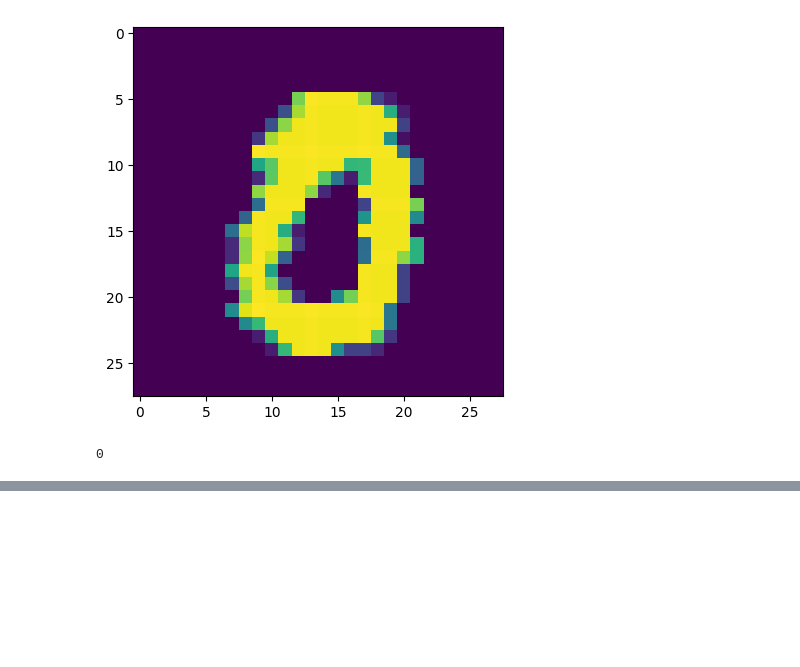
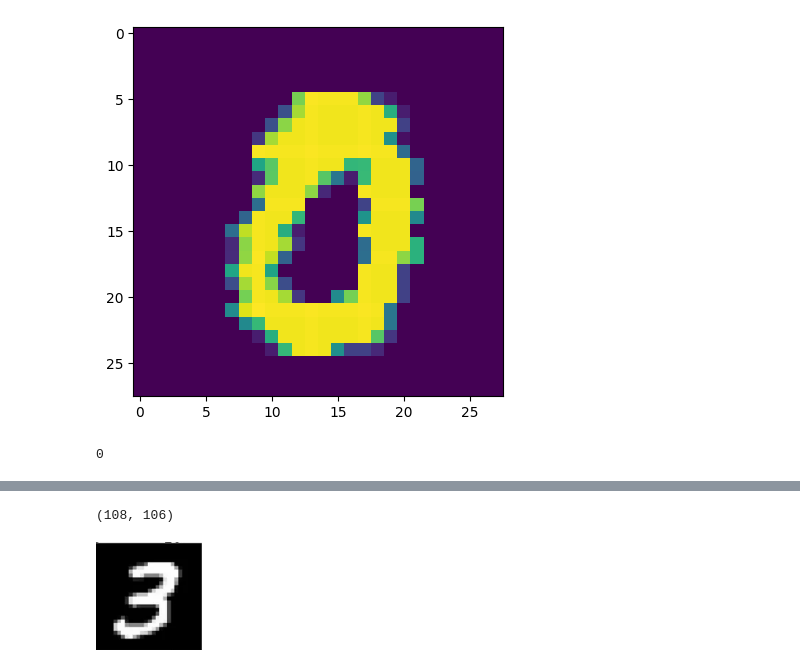
Before and after one commit to atif0911/AIML, a Jupyter notebook: MiniProjects/MNISTNumberClassifier/MNISTNumberClassifier.ipynb, the cells around one changed output, grey strips where cells are left out. Cells and saved outputs as stored; diff of their text form; code cells hidden in the pictures; blank space fills up the shorter version.

```diff
--- a/MiniProjects/MNISTNumberClassifier/MNISTNumberClassifier.ipynb
+++ b/MiniProjects/MNISTNumberClassifier/MNISTNumberClassifier.ipynb
@@ -130,0 +314,2 @@ print(y_train[69])
+# %%
+grayscale=cv2.cvtColor(input_image,cv2.COLOR_RGB2GRAY)
@@ -130,0 +326,8 @@ print(y_train[69])
+# %%
+grayscale.shape
+# %% [output]
+(108, 106)
+# %%
+cv2_imshow(grayscale)
+# %% [output]
+[figure, added]
```
Also changed, not shown: parts of 40 cells of this notebook, 2 other files.
